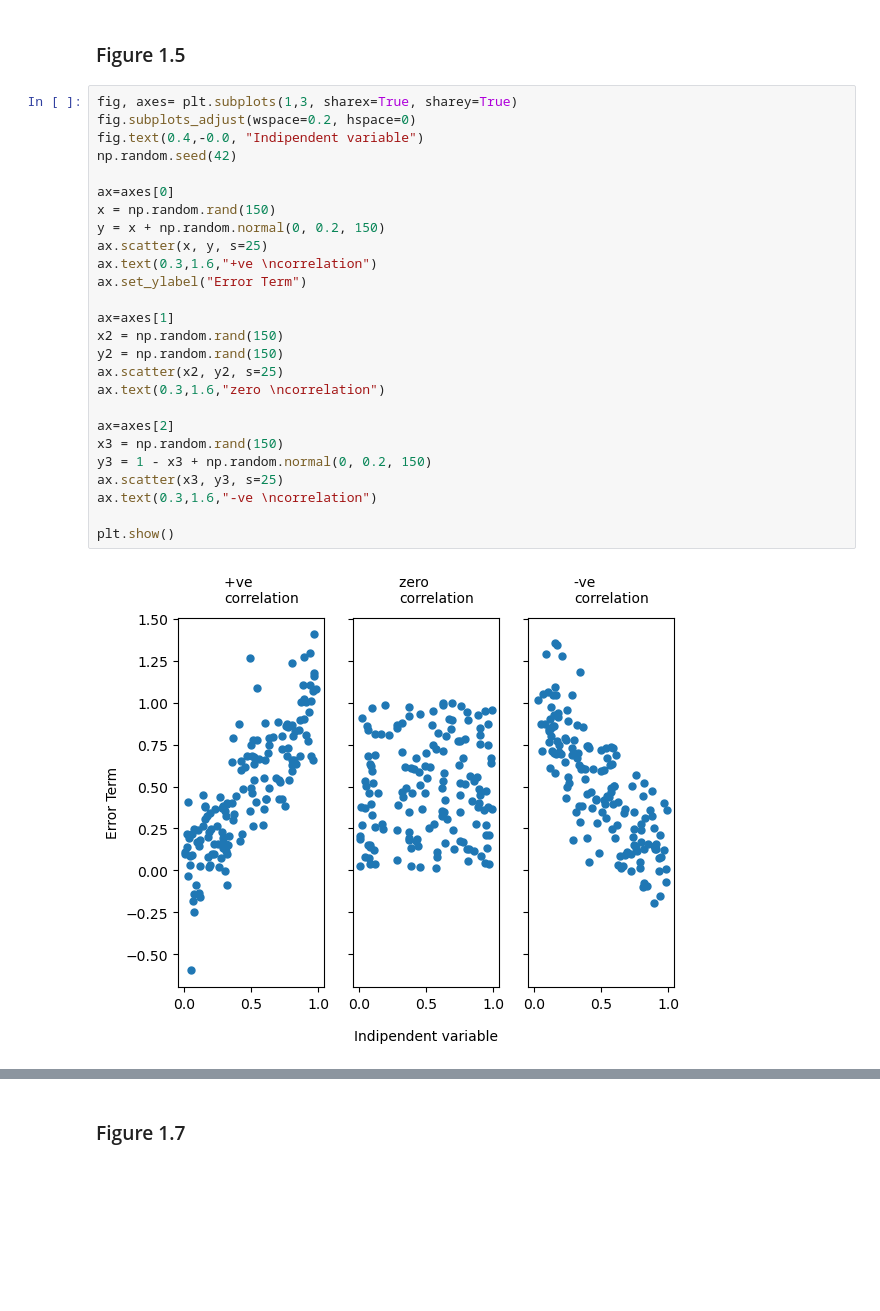
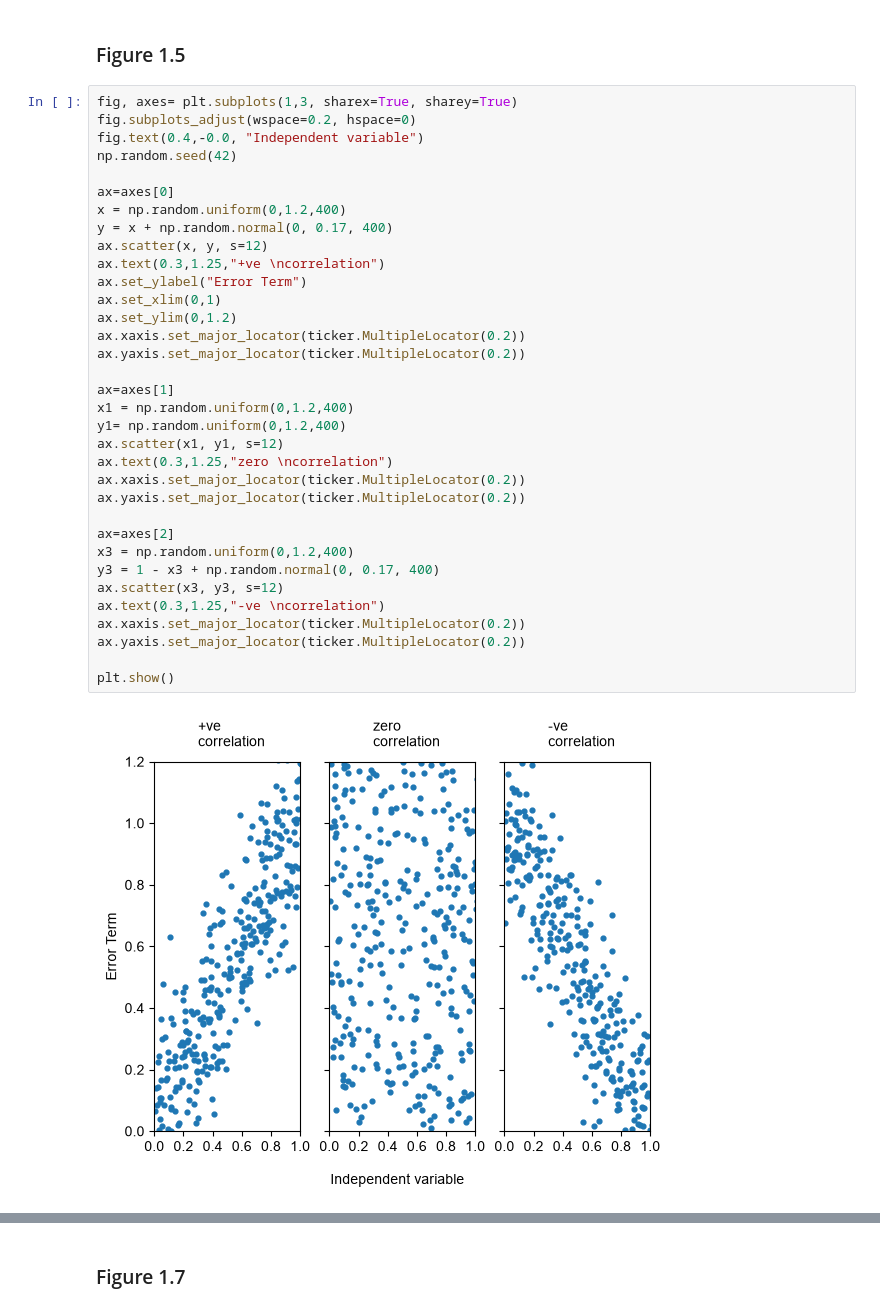
Before and after one commit to ani-research/Python-Companion-For-Real-Econometrics-by-M.Bailey, a Jupyter notebook: chapters/chapter01.ipynb, the cells around one changed output, grey strips where cells are left out. Cells and saved outputs as stored; diff of their text form; blank space fills up the shorter version.

```diff
--- a/chapters/chapter01.ipynb
+++ b/chapters/chapter01.ipynb
@@ -115,30 +205,38 @@ print(b)
 # %% [markdown]
 ### Figure 1.5
-# %%
-fig, axes= plt.subplots(1,3, sharex=True, sharey=True)
-fig.subplots_adjust(wspace=0.2, hspace=0)
-fig.text(0.4,-0.0, "Indipendent variable")
-np.random.seed(42)
-
-ax=axes[0]
-x = np.random.rand(150)
-y = x + np.random.normal(0, 0.2, 150)
-ax.scatter(x, y, s=25)
-ax.text(0.3,1.6,"+ve \ncorrelation")
-ax.set_ylabel("Error Term")
-
-ax=axes[1]
-x2 = np.random.rand(150)
-y2 = np.random.rand(150)
-ax.scatter(x2, y2, s=25)
-ax.text(0.3,1.6,"zero \ncorrelation")
-
-ax=axes[2]
-x3 = np.random.rand(150)
-y3 = 1 - x3 + np.random.normal(0, 0.2, 150)
-ax.scatter(x3, y3, s=25)
-ax.text(0.3,1.6,"-ve \ncorrelation")
-
-plt.show()
-# %% [output]
-[figure, removed]
+# %%
+fig, axes= plt.subplots(1,3, sharex=True, sharey=True)
+fig.subplots_adjust(wspace=0.2, hspace=0)
+fig.text(0.4,-0.0, "Independent variable")
+np.random.seed(42)
+
+ax=axes[0]
+x = np.random.uniform(0,1.2,400)
+y = x + np.random.normal(0, 0.17, 400)
+ax.scatter(x, y, s=12)
+ax.text(0.3,1.25,"+ve \ncorrelation")
+ax.set_ylabel("Error Term")
+ax.set_xlim(0,1)
+ax.set_ylim(0,1.2)
+ax.xaxis.set_major_locator(ticker.MultipleLocator(0.2))
+ax.yaxis.set_major_locator(ticker.MultipleLocator(0.2))
+
+ax=axes[1]
+x1 = np.random.uniform(0,1.2,400)
+y1= np.random.uniform(0,1.2,400)
+ax.scatter(x1, y1, s=12)
+ax.text(0.3,1.25,"zero \ncorrelation")
+ax.xaxis.set_major_locator(ticker.MultipleLocator(0.2))
+ax.yaxis.set_major_locator(ticker.MultipleLocator(0.2))
+
+ax=axes[2]
+x3 = np.random.uniform(0,1.2,400)
+y3 = 1 - x3 + np.random.normal(0, 0.17, 400)
+ax.scatter(x3, y3, s=12)
+ax.text(0.3,1.25,"-ve \ncorrelation")
+ax.xaxis.set_major_locator(ticker.MultipleLocator(0.2))
+ax.yaxis.set_major_locator(ticker.MultipleLocator(0.2))
+
+plt.show()
+# %% [output]
+[figure, added]
```
Also changed, not shown: parts of 6 cells of this notebook, 1 other file.
